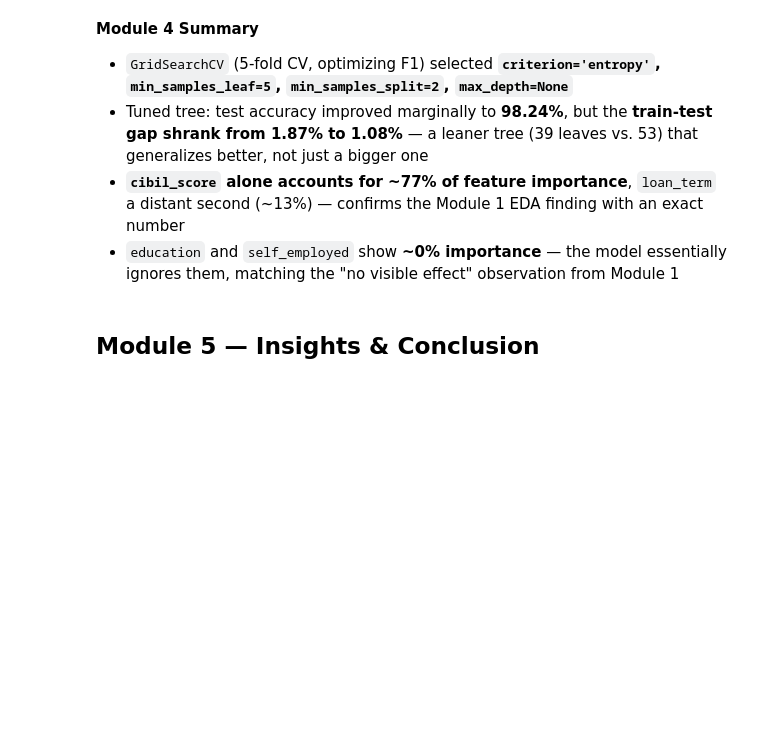
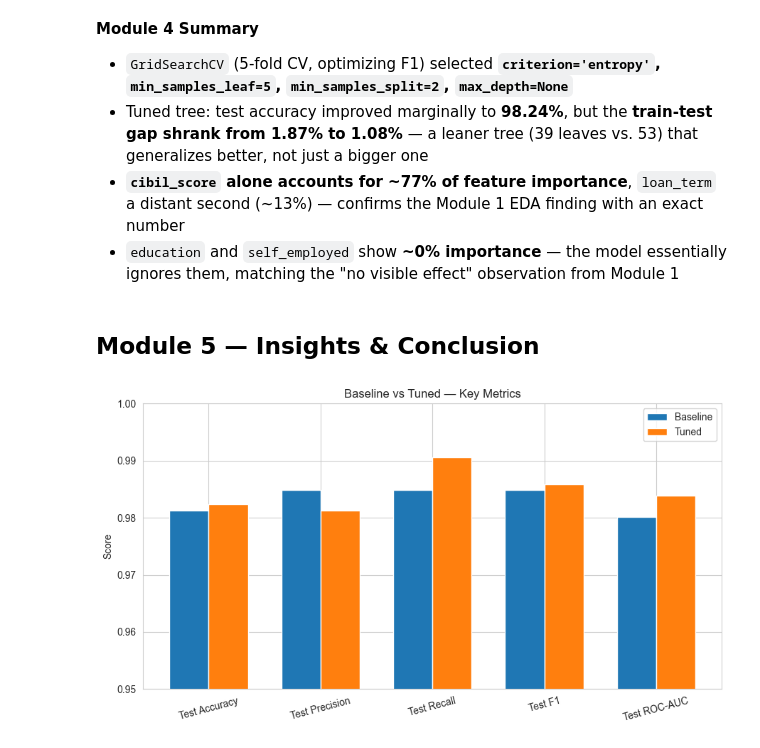
Before and after one commit to Shreyashs-dg/decision-tree-loan-approval, a Jupyter notebook: notebooks/loan_approval_decision_tree.ipynb, the cells around one changed output. Saved outputs shown, nothing was run; the diff lists cells and outputs as text; code cells hidden in the pictures; blank space fills up the shorter version.

```diff
--- a/notebooks/loan_approval_decision_tree.ipynb
+++ b/notebooks/loan_approval_decision_tree.ipynb
@@ -469,3 +446,23 @@ importances
 - `education` and `self_employed` show **~0% importance** — the model essentially ignores them, matching the "no visible effect" observation from Module 1
 # %% [markdown]
 ## Module 5 — Insights & Conclusion
+# %%
+metrics = ['Test Accuracy', 'Test Precision', 'Test Recall', 'Test F1', 'Test ROC-AUC']
+baseline_vals = comparison.set_index('Metric').loc[metrics, 'Baseline'].values
+tuned_vals = comparison.set_index('Metric').loc[metrics, 'Tuned'].values
+x = np.arange(len(metrics))
+width = 0.35
+
+plt.figure(figsize=(9, 5))
+plt.bar(x - width/2, baseline_vals, width, label='Baseline')
+plt.bar(x + width/2, tuned_vals, width, label='Tuned')
+plt.xticks(x, metrics, rotation=15)
+plt.ylim(0.95, 1.0)
+plt.ylabel('Score')
+plt.title('Baseline vs Tuned — Key Metrics')
+plt.legend()
+plt.tight_layout()
+plt.savefig("../images/Baseline_VS_Tuned_metrics.png",dpi=300)
+plt.show()
+# %% [output]
+[figure, added]
```
Also changed, not shown: parts of 6 cells of this notebook, 7 other files.
